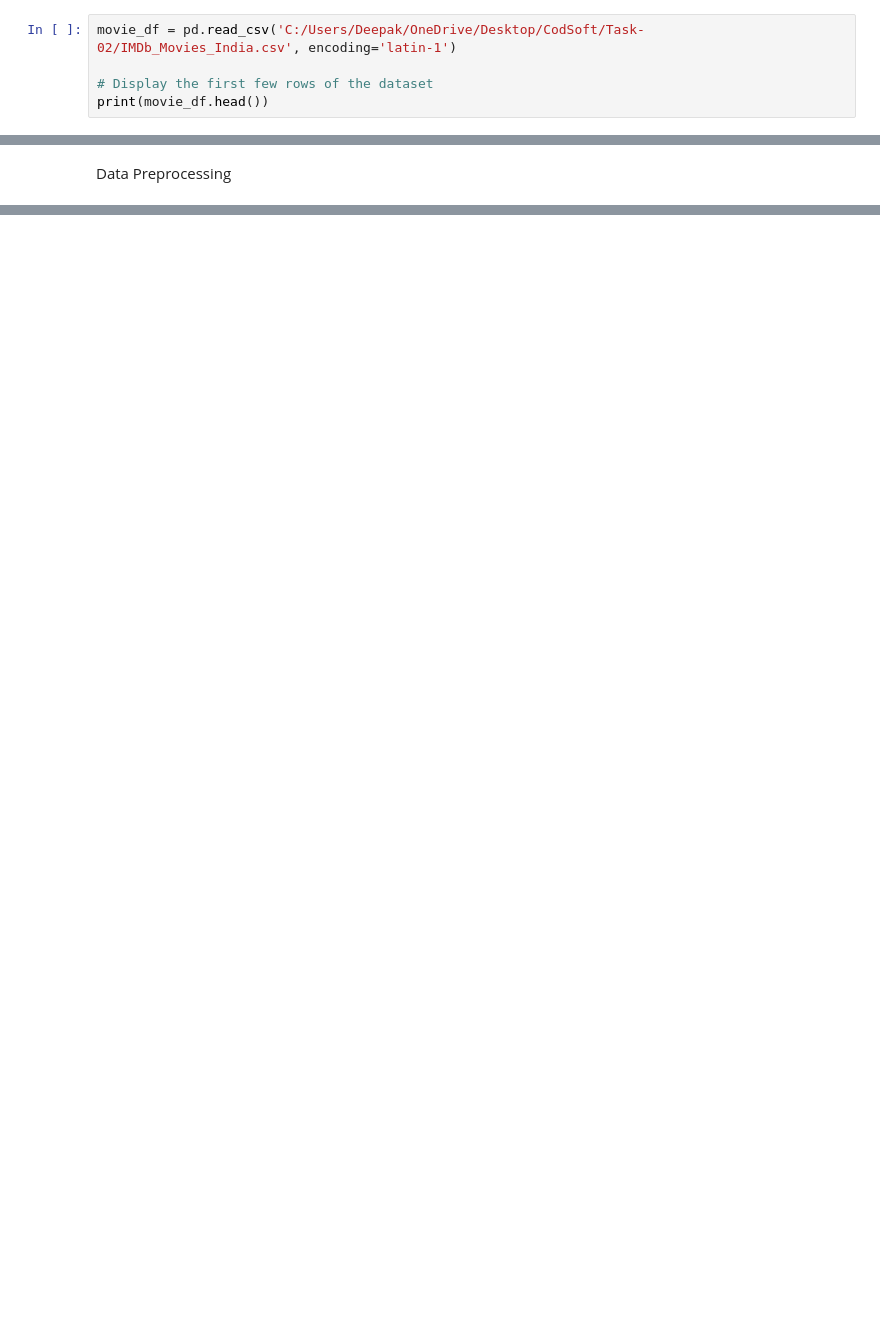
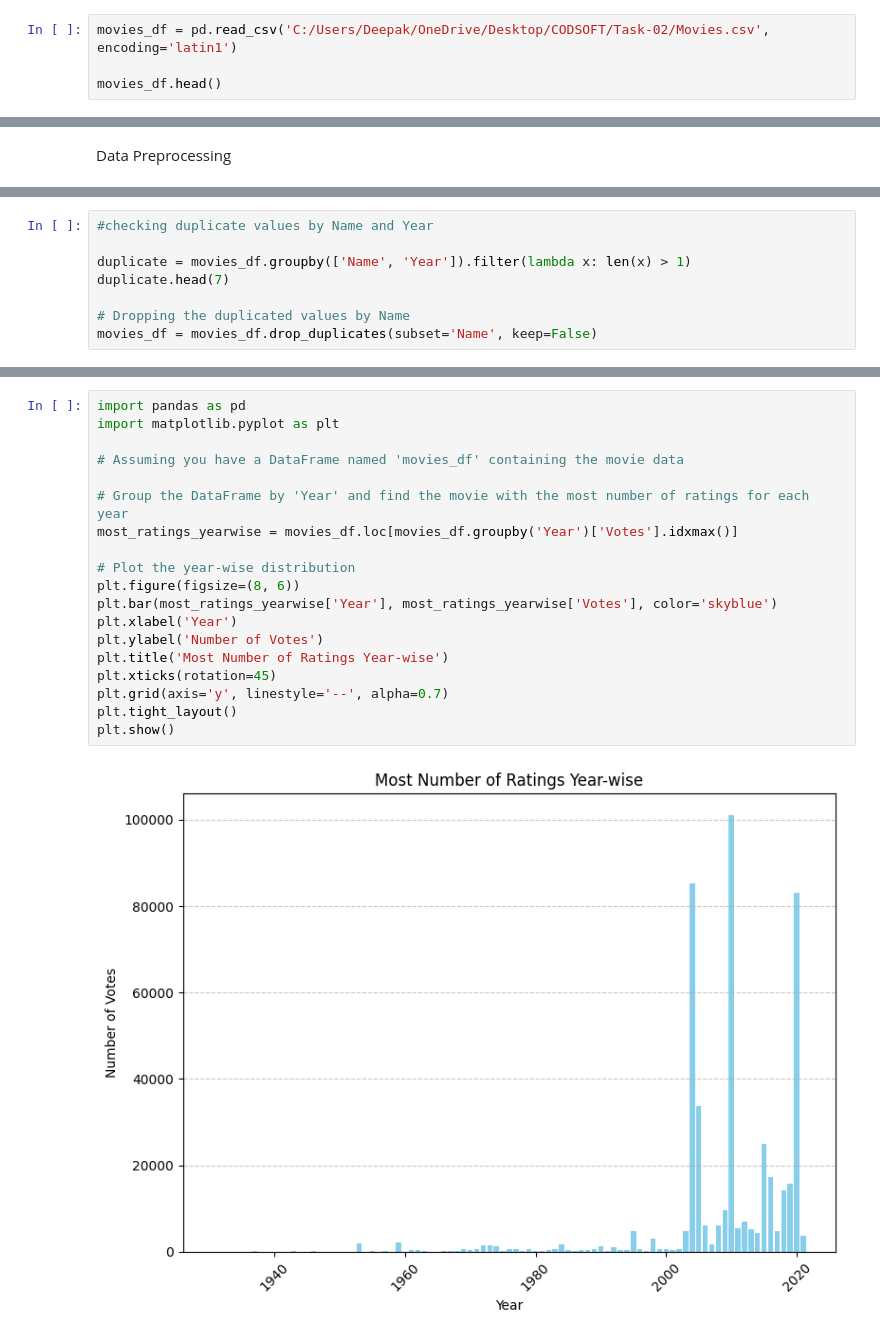
Before and after one commit to Deepak-B-G/CODSOFT, a Jupyter notebook: Task-02/Task-02.ipynb, the cells around one changed output, grey strips where cells are left out. Drawn from its saved outputs; the diff is of its cells as text; blank space fills up the shorter version.

Commit message:
Added Task-02

```diff
--- a/Task-02/Task-02.ipynb
+++ b/Task-02/Task-02.ipynb
@@ -10,8 +22,7 @@ import matplotlib.pyplot as plt
 # %% [markdown]
 Load the Dataset
 # %%
-movie_df = pd.read_csv('C:/Users/Deepak/OneDrive/Desktop/CodSoft/Task-02/IMDb_Movies_India.csv', encoding='latin-1')
+movies_df = pd.read_csv('C:/Users/Deepak/OneDrive/Desktop/CODSOFT/Task-02/Movies.csv', encoding='latin1')
 
-# Display the first few rows of the dataset
-print(movie_df.head())
+movies_df.head()
 # %% [output]
@@ -63,0 +130,8 @@ AttributeError: Can only use .str accessor with string values!
+# %%
+#checking duplicate values by Name and Year
+
+duplicate = movies_df.groupby(['Name', 'Year']).filter(lambda x: len(x) > 1)
+duplicate.head(7)
+
+# Dropping the duplicated values by Name
+movies_df = movies_df.drop_duplicates(subset='Name', keep=False)
@@ -63,0 +192,21 @@ AttributeError: Can only use .str accessor with string values!
+# %%
+import pandas as pd
+import matplotlib.pyplot as plt
+
+# Assuming you have a DataFrame named 'movies_df' containing the movie data
+
+# Group the DataFrame by 'Year' and find the movie with the most number of ratings for each year
+most_ratings_yearwise = movies_df.loc[movies_df.groupby('Year')['Votes'].idxmax()]
+
+# Plot the year-wise distribution
+plt.figure(figsize=(8, 6))
+plt.bar(most_ratings_yearwise['Year'], most_ratings_yearwise['Votes'], color='skyblue')
+plt.xlabel('Year')
+plt.ylabel('Number of Votes')
+plt.title('Most Number of Ratings Year-wise')
+plt.xticks(rotation=45)
+plt.grid(axis='y', linestyle='--', alpha=0.7)
+plt.tight_layout()
+plt.show()
+# %% [output]
+[figure, added]
```
Also changed, not shown: parts of 34 cells of this notebook, 1 other file.
